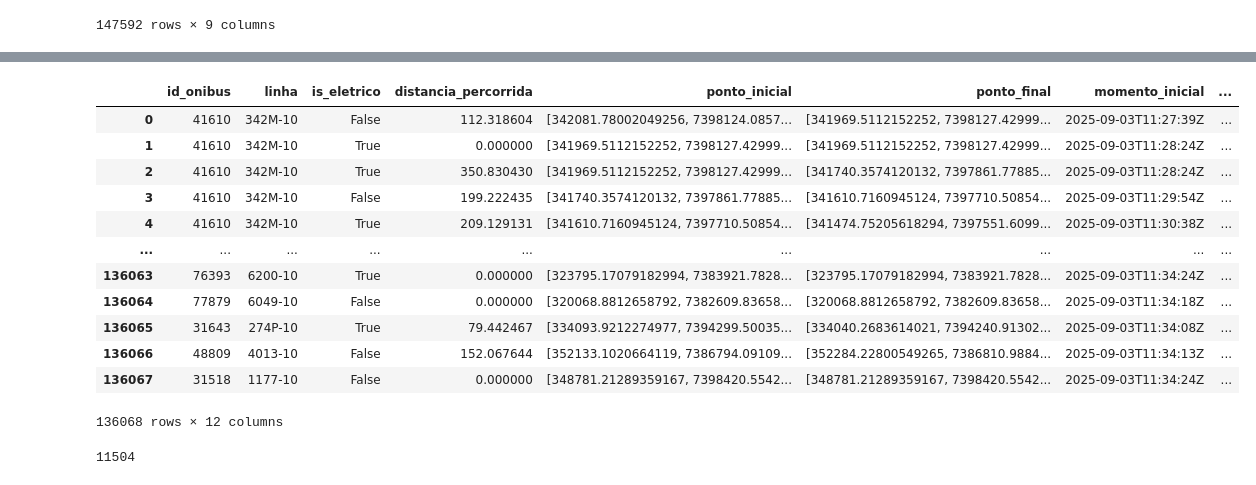
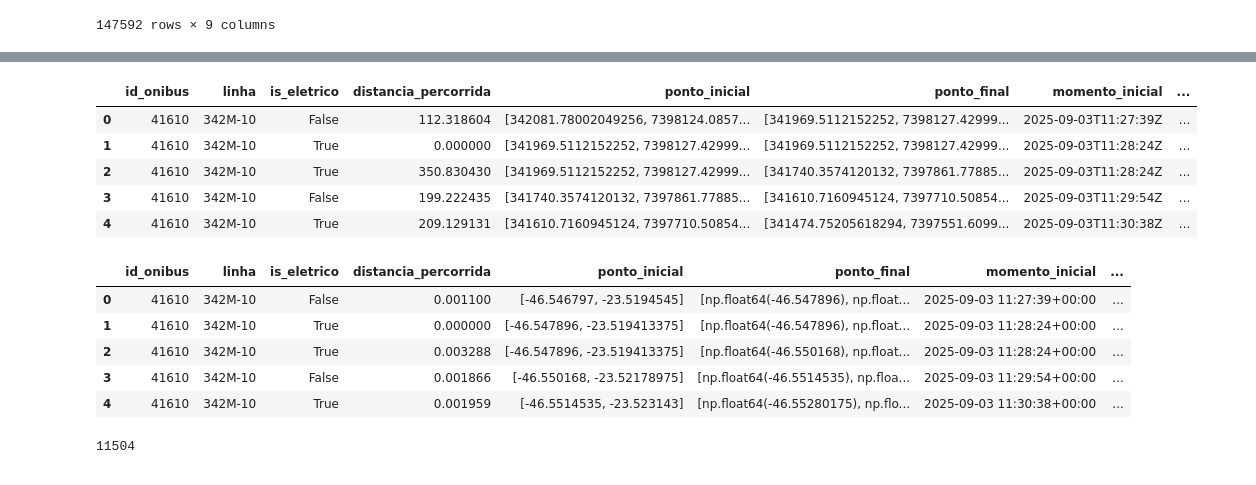
Before and after one commit to sepep-pmsp/dash_onibus_eletricos, a Jupyter notebook: analise_diagnostico.ipynb, the cells around one changed output, grey strips where cells are left out. Saved outputs shown, nothing was run; the diff lists cells and outputs as text; code cells hidden in the pictures.

```diff
--- a/analise_diagnostico.ipynb
+++ b/analise_diagnostico.ipynb
@@ -180,41 +172,43 @@ for id_onibus in gdf['id_onibus'].unique():
             tipo_veiculo = get_tipo_onibus(row['id_onibus'])
             litro_diesel = get_fator_consumo(tipo_veiculo)
 
             dist = np.sqrt((x_depois - x_atual)**2 + (y_depois - y_atual)**2)
 
             dados = {
                 'id_onibus' : row['id_onibus'],
                 'linha' : row['linha'],
                 'is_eletrico' : row['is_eletrico'],
                 'distancia_percorrida' : dist,
                 'ponto_inicial' : [x_atual, y_atual],
                 'ponto_final' : [x_depois, y_depois],
                 'momento_inicial' : momento_inicial,
                 'momento_final' : momento_final,
                 'modelo' : tipo_veiculo,
                 'litro_diesel_km' : litro_diesel,
                 'emissao_no2' : get_consumo_no2(tipo_veiculo, dist),
                 'emissao_co2' : get_consumo_co2(tipo_veiculo, dist)
             }
 
             data_frame.append(dados)
 
 gdf_final = pd.DataFrame(data_frame)
-gdf_final
+gdf_final.head()
 # %% [output]
 |  | id_onibus | linha | is_eletrico | distancia_percorrida | ponto_inicial | ponto_final | momento_inicial | ... |
 | 0 | 41610 | 342M-10 | False | 112.318604 | [342081.78002049256, 7398124.0857... | [341969.5112152252, 7398127.42999... | 2025-09-03T11:27:39Z | ... |
 | 1 | 41610 | 342M-10 | True | 0.000000 | [341969.5112152252, 7398127.42999... | [341969.5112152252, 7398127.42999... | 2025-09-03T11:28:24Z | ... |
 | 2 | 41610 | 342M-10 | True | 350.830430 | [341969.5112152252, 7398127.42999... | [341740.3574120132, 7397861.77885... | 2025-09-03T11:28:24Z | ... |
 | 3 | 41610 | 342M-10 | False | 199.222435 | [341740.3574120132, 7397861.77885... | [341610.7160945124, 7397710.50854... | 2025-09-03T11:29:54Z | ... |
 | 4 | 41610 | 342M-10 | True | 209.129131 | [341610.7160945124, 7397710.50854... | [341474.75205618294, 7397551.6099... | 2025-09-03T11:30:38Z | ... |
-| ... | ... | ... | ... | ... | ... | ... | ... | ... |
-| 136063 | 76393 | 6200-10 | True | 0.000000 | [323795.17079182994, 7383921.7828... | [323795.17079182994, 7383921.7828... | 2025-09-03T11:34:24Z | ... |
-| 136064 | 77879 | 6049-10 | False | 0.000000 | [320068.8812658792, 7382609.83658... | [320068.8812658792, 7382609.83658... | 2025-09-03T11:34:18Z | ... |
-| 136065 | 31643 | 274P-10 | True | 79.442467 | [334093.9212274977, 7394299.50035... | [334040.2683614021, 7394240.91302... | 2025-09-03T11:34:08Z | ... |
-| 136066 | 48809 | 4013-10 | False | 152.067644 | [352133.1020664119, 7386794.09109... | [352284.22800549265, 7386810.9884... | 2025-09-03T11:34:13Z | ... |
-| 136067 | 31518 | 1177-10 | False | 0.000000 | [348781.21289359167, 7398420.5542... | [348781.21289359167, 7398420.5542... | 2025-09-03T11:34:24Z | ... |
-136068 rows × 12 columns
+# %%
+df_final.head()
+# %% [output]
+|  | id_onibus | linha | is_eletrico | distancia_percorrida | ponto_inicial | ponto_final | momento_inicial | ... |
+| 0 | 41610 | 342M-10 | False | 0.001100 | [-46.546797, -23.5194545] | [np.float64(-46.547896), np.float... | 2025-09-03 11:27:39+00:00 | ... |
+| 1 | 41610 | 342M-10 | True | 0.000000 | [-46.547896, -23.519413375] | [np.float64(-46.547896), np.float... | 2025-09-03 11:28:24+00:00 | ... |
+| 2 | 41610 | 342M-10 | True | 0.003288 | [-46.547896, -23.519413375] | [np.float64(-46.550168), np.float... | 2025-09-03 11:28:24+00:00 | ... |
+| 3 | 41610 | 342M-10 | False | 0.001866 | [-46.550168, -23.52178975] | [np.float64(-46.5514535), np.floa... | 2025-09-03 11:29:54+00:00 | ... |
+| 4 | 41610 | 342M-10 | True | 0.001959 | [-46.5514535, -23.523143] | [np.float64(-46.55280175), np.flo... | 2025-09-03 11:30:38+00:00 | ... |
 # %%
 gdf_final['id_onibus'].nunique()
 # %% [output]
```
Also changed, not shown: parts of 25 cells of this notebook.
